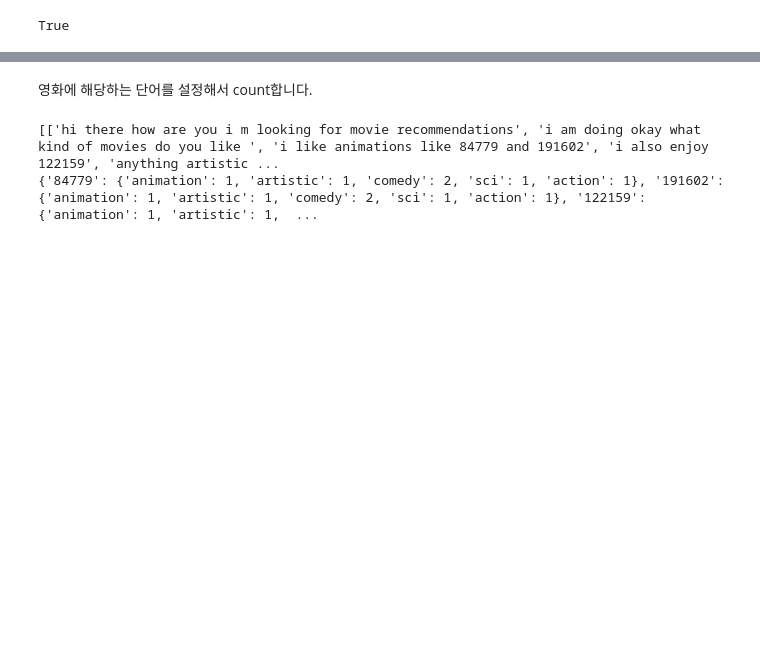
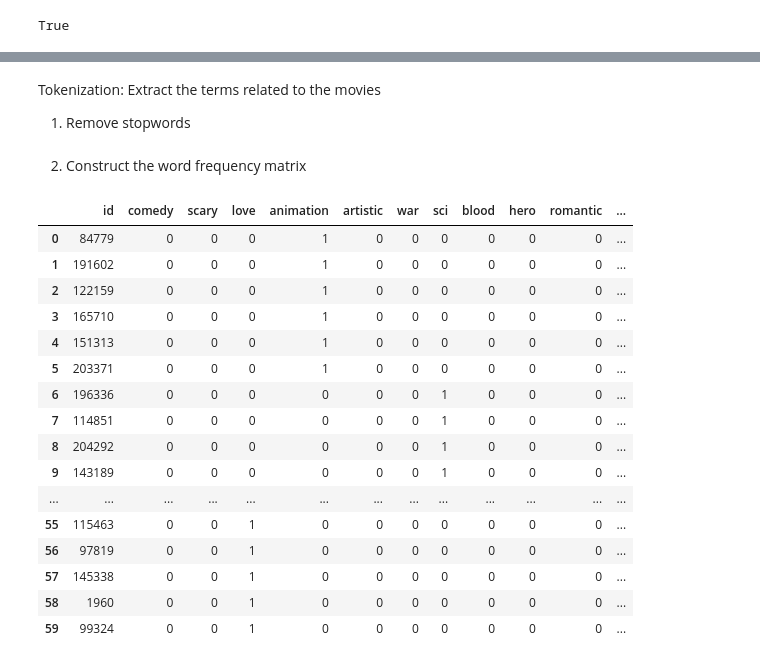
Before and after one commit to Kim-Dong-Jun99/ReDial_RecommendationSystem, a Jupyter notebook: code/Word2Vec.ipynb, the cells around one changed output, grey strips where cells are left out. Saved outputs shown, nothing was run; the diff lists cells and outputs as text; code cells hidden in the pictures; blank space fills up the shorter version.

```diff
--- a/code/Word2Vec.ipynb
+++ b/code/Word2Vec.ipynb
@@ -226,2 +238,4 @@ NameError: name 'load_data' is not defined
-# %% [markdown]
-영화에 해당하는 단어를 설정해서 count합니다.
+# %% [markdown]
+Tokenization: Extract the terms related to the movies
+
+1. Remove stopwords
@@ -228,46 +250,50 @@ NameError: name 'load_data' is not defined
+# %% [markdown]
+2. Construct the word frequency matrix
 # %%
+stop_word_eng = set(stopwords.words('english'))
 
-import nltk
-import pandas as pd
+for i in range(maximum_num):
+  line2[i] = [j for j in line2[i] if j not in stop_word_eng]  # Clear stopwords
 
-from nltk.corpus import stopwords
-stop_word_eng = set(stopwords.words('english'))
-for i in range(10):
-  line2[i] = [j for j in line2[i] if j not in stop_word_eng]
-print(line2)
-
-
-# 표제어 추출 사용 시
-import nltk
-from nltk.tokenize import RegexpTokenizer
-from nltk.stem import WordNetLemmatizer
+# Lemmatizer class
 lemmatizer = WordNetLemmatizer()
 token = RegexpTokenizer('[\w]+')
-x={}
-for i in range(10):
+
+mv_tags = ['comedy','scary','love','animation','artistic','war','sci','blood','hero','romantic','action']
+x = pd.DataFrame(columns=['id'] + mv_tags)
+
+for i in range(maximum_num):
   result_pre_lem = [token.tokenize(j) for j in line2[i]]
-  middle_pre_lem= [r for j in result_pre_lem for r in j]
-  final_lem = [lemmatizer.lemmatize(j) for j in middle_pre_lem if not j in stop_word_eng] # 불용어 제거
-  #print(final_lem)
+  middle_pre_lem = [r for j in result_pre_lem for r in j]
+  final_lem = [lemmatizer.lemmatize(j) for j in middle_pre_lem if not j in stop_word_eng]  # Remove stopword
 
-  # 텍스트에서 많이 나온 단어
-  # 표제어 추출
+  # Lemmatization
   english = pd.Series(final_lem)
   for j in english:
-    if j in ['comedy','scary','love','animation','artistic','war','sci','blood','hero','romantic','action']:
+    if j in mv_tags:
       for k in movienum[i]:
-        if k not in x:
-          x[k]=dict()
-          if j not in x[k]:
-            x[k][j]=1
-          else:
-            x[k][j]+=1
-        else:
-          if j not in x[k]:
-            x[k][j]=1
-          else:
-            x[k][j]+=1
-print(x)
+        if x[x['id'] == k].empty:
+          new_row = pd.DataFrame({'id': [k]}, columns=x.columns)
+          x = pd.concat([x, new_row], ignore_index=True)
+          x.fillna(0, inplace=True)
+          x.loc[x['id'] == k, j] += 1
+
+x
 # %% [output]
-[['hi there how are you i m looking for movie recommendations', 'i am doing okay what kind of movies do you like ', 'i like animations like 84779 and 191602', 'i also enjoy 122159', 'anything artistic ...
-{'84779': {'animation': 1, 'artistic': 1, 'comedy': 2, 'sci': 1, 'action': 1}, '191602': {'animation': 1, 'artistic': 1, 'comedy': 2, 'sci': 1, 'action': 1}, '122159': {'animation': 1, 'artistic': 1,  ...
+|  | id | comedy | scary | love | animation | artistic | war | sci | blood | hero | romantic | ... |
+| 0 | 84779 | 0 | 0 | 0 | 1 | 0 | 0 | 0 | 0 | 0 | 0 | ... |
+| 1 | 191602 | 0 | 0 | 0 | 1 | 0 | 0 | 0 | 0 | 0 | 0 | ... |
+| 2 | 122159 | 0 | 0 | 0 | 1 | 0 | 0 | 0 | 0 | 0 | 0 | ... |
+| 3 | 165710 | 0 | 0 | 0 | 1 | 0 | 0 | 0 | 0 | 0 | 0 | ... |
+| 4 | 151313 | 0 | 0 | 0 | 1 | 0 | 0 | 0 | 0 | 0 | 0 | ... |
+| 5 | 203371 | 0 | 0 | 0 | 1 | 0 | 0 | 0 | 0 | 0 | 0 | ... |
+| 6 | 196336 | 0 | 0 | 0 | 0 | 0 | 0 | 1 | 0 | 0 | 0 | ... |
+| 7 | 114851 | 0 | 0 | 0 | 0 | 0 | 0 | 1 | 0 | 0 | 0 | ... |
+| 8 | 204292 | 0 | 0 | 0 | 0 | 0 | 0 | 1 | 0 | 0 | 0 | ... |
+| 9 | 143189 | 0 | 0 | 0 | 0 | 0 | 0 | 1 | 0 | 0 | 0 | ... |
+| ... | ... | ... | ... | ... | ... | ... | ... | ... | ... | ... | ... | ... |
+| 55 | 115463 | 0 | 0 | 1 | 0 | 0 | 0 | 0 | 0 | 0 | 0 | ... |
+| 56 | 97819 | 0 | 0 | 1 | 0 | 0 | 0 | 0 | 0 | 0 | 0 | ... |
+| 57 | 145338 | 0 | 0 | 1 | 0 | 0 | 0 | 0 | 0 | 0 | 0 | ... |
+| 58 | 1960 | 0 | 0 | 1 | 0 | 0 | 0 | 0 | 0 | 0 | 0 | ... |
+| 59 | 99324 | 0 | 0 | 1 | 0 | 0 | 0 | 0 | 0 | 0 | 0 | ... |
```
Also changed, not shown: parts of 29 cells of this notebook.
